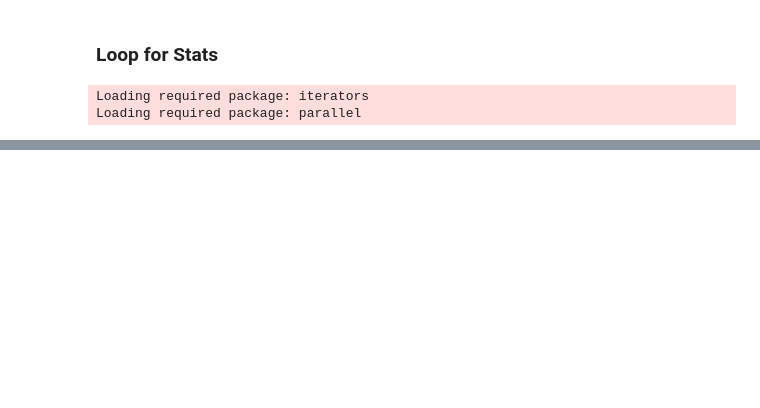
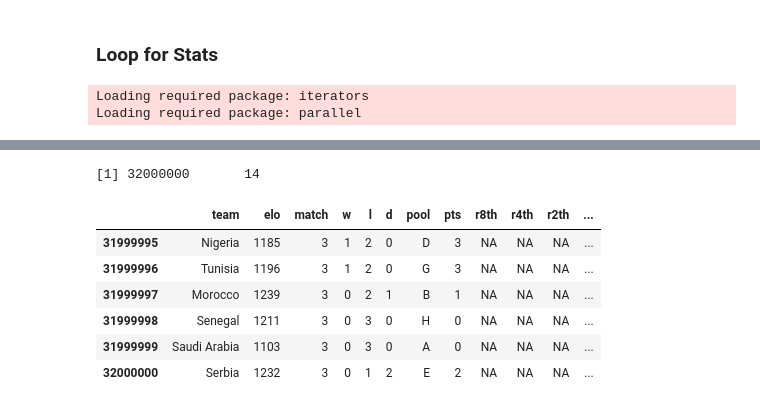
Before and after one commit to fab64443/WorldCup2018, a Jupyter notebook: FootR_WC18.ipynb, the cells around one changed output, grey strips where cells are left out. Saved outputs shown, nothing was run; the diff lists cells and outputs as text; code cells hidden in the pictures; blank space fills up the shorter version.

```diff
--- a/FootR_WC18.ipynb
+++ b/FootR_WC18.ipynb
@@ -391,9 +412,23 @@ Stats: 120.296 sec elapsed
 # %%
-wc.teams.stats.all <- readRDS('wc.teams.stats.01')
+wc.teams.stats <- readRDS('wc.teams.stats.all.100k.1')
 for(r in 2:100) {
-    wc.teams.stats <- readRDS('wc.teams.stats.', paste0('wc.teams.stats.',str_pad(r,2,pad='0')))
-    wc.teams.stats.all <- wc.teams.stats.all %>% rbind(wc.teams.stats)
-    }
+    filename <- paste0('wc.teams.stats.all.100k.',r)
+    wc.teams.stats.small <- readRDS(filename) %>% mutate(run=10000*r+run)
+    wc.teams.stats <- rbind(wc.teams.stats,wc.teams.stats.small)
+}
+dim(wc.teams.stats)
+# %% [output]
+[1] 32000000       14
+# %%
+tail(wc.teams.stats)
+# %% [output]
+|  | team | elo | match | w | l | d | pool | pts | r8th | r4th | r2th | ... |
+| 31999995 | Nigeria | 1185 | 3 | 1 | 2 | 0 | D | 3 | NA | NA | NA | ... |
+| 31999996 | Tunisia | 1196 | 3 | 1 | 2 | 0 | G | 3 | NA | NA | NA | ... |
+| 31999997 | Morocco | 1239 | 3 | 0 | 2 | 1 | B | 1 | NA | NA | NA | ... |
+| 31999998 | Senegal | 1211 | 3 | 0 | 3 | 0 | H | 0 | NA | NA | NA | ... |
+| 31999999 | Saudi Arabia | 1103 | 3 | 0 | 3 | 0 | A | 0 | NA | NA | NA | ... |
+| 32000000 | Serbia | 1232 | 3 | 0 | 1 | 2 | E | 2 | NA | NA | NA | ... |
 # %%
 wc.teams.stats %>% select(team,r8th,r4th,r2th,rplayoff,rfinal) %>%
                    replace_na(list(r8th=0,r4th=0,r2th=0,rplayoff=0,rfinal=0)) %>%
```
Also changed, not shown: parts of 18 cells of this notebook.
